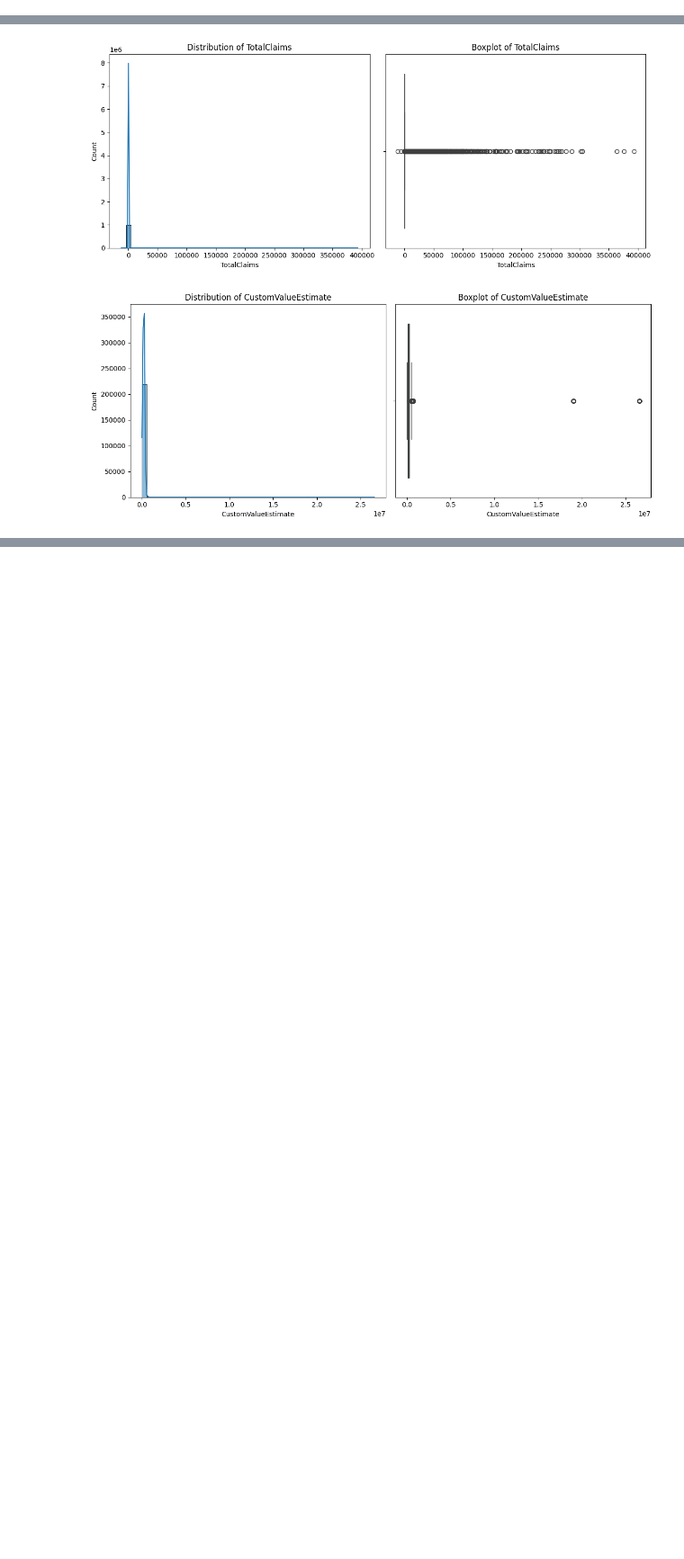
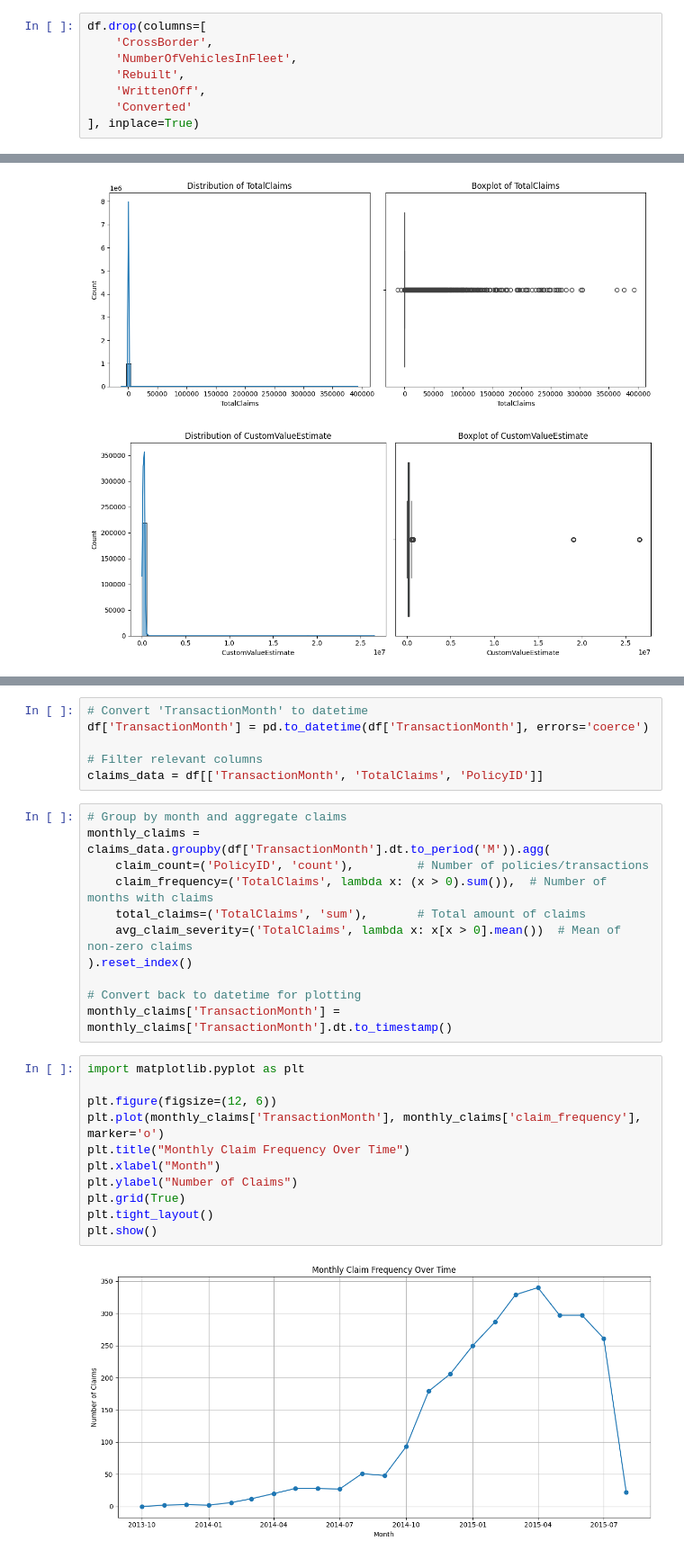
Before and after one commit to sumeyaaaa/End-to-End-Insurance-Risk-Analytics-Predictive-Modelin, a Jupyter notebook: notebooks/data_convert_load.ipynb, the cells around one changed output, grey strips where cells are left out. Shown: that part at 90% size. Cells and saved outputs as stored; diff of their text form; blank space fills up the shorter version.

Commit message:
Update data_convert_load notebook and LossRatio module

```diff
--- a/notebooks/data_convert_load.ipynb
+++ b/notebooks/data_convert_load.ipynb
@@ -64,3 +115,11 @@ dtype: int64
+# %%
+df.drop(columns=[
+    'CrossBorder',
+    'NumberOfVehiclesInFleet',
+    'Rebuilt',
+    'WrittenOff',
+    'Converted'
+], inplace=True)
 # %%
 overall_loss_ratio = df['TotalClaims'].sum() / df['TotalPremium'].sum()
 print("Overall Loss Ratio:", round(overall_loss_ratio, 4))
@@ -159,0 +244,30 @@ for col in financial_cols:
+# %%
+# Convert 'TransactionMonth' to datetime
+df['TransactionMonth'] = pd.to_datetime(df['TransactionMonth'], errors='coerce')
+
+# Filter relevant columns
+claims_data = df[['TransactionMonth', 'TotalClaims', 'PolicyID']]
+# %%
+# Group by month and aggregate claims
+monthly_claims = claims_data.groupby(df['TransactionMonth'].dt.to_period('M')).agg(
+    claim_count=('PolicyID', 'count'),         # Number of policies/transactions
+    claim_frequency=('TotalClaims', lambda x: (x > 0).sum()),  # Number of months with claims
+    total_claims=('TotalClaims', 'sum'),       # Total amount of claims
+    avg_claim_severity=('TotalClaims', lambda x: x[x > 0].mean())  # Mean of non-zero claims
+).reset_index()
+
+# Convert back to datetime for plotting
+monthly_claims['TransactionMonth'] = monthly_claims['TransactionMonth'].dt.to_timestamp()
+# %%
+import matplotlib.pyplot as plt
+
+plt.figure(figsize=(12, 6))
+plt.plot(monthly_claims['TransactionMonth'], monthly_claims['claim_frequency'], marker='o')
+plt.title("Monthly Claim Frequency Over Time")
+plt.xlabel("Month")
+plt.ylabel("Number of Claims")
+plt.grid(True)
+plt.tight_layout()
+plt.show()
+# %% [output]
+[figure, added]
```
Also changed, not shown: parts of 19 cells of this notebook, 1 other file.
